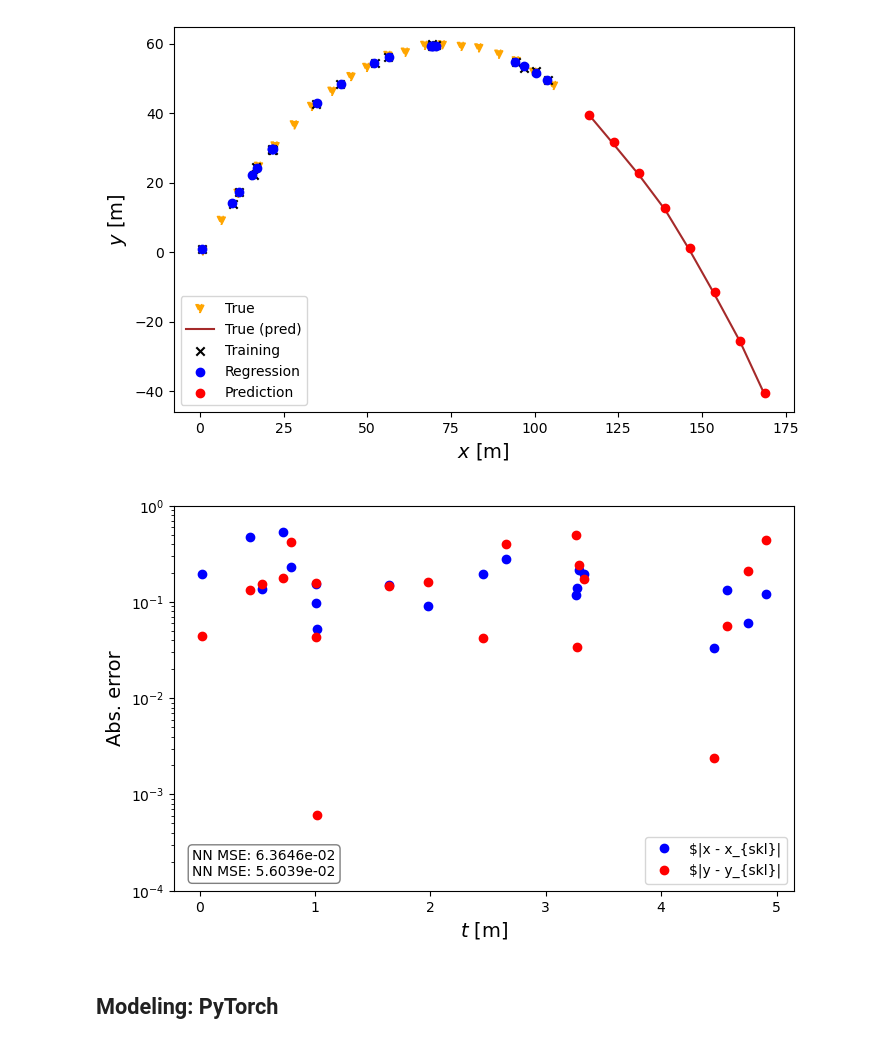
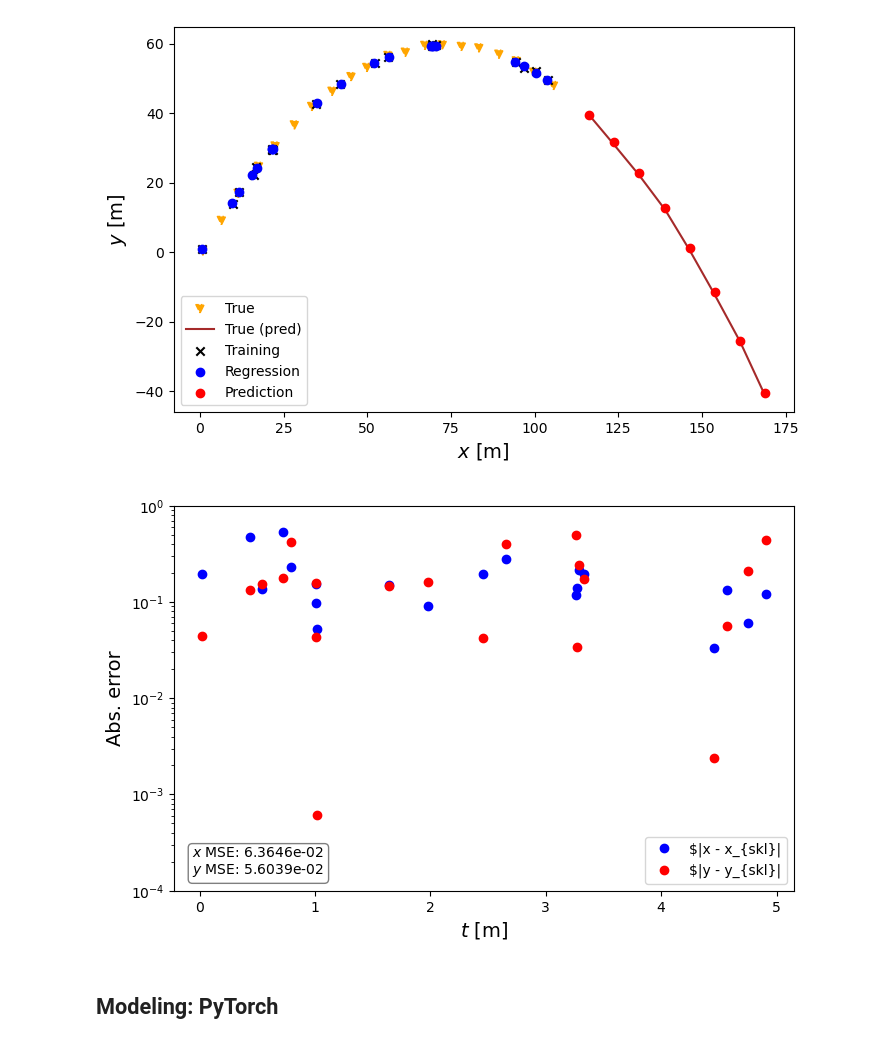
Before and after one commit to AJG91/linear-regression, a Jupyter notebook: notebooks/linear_regression-projectile_motion.ipynb, the cells around one changed output. Cells and saved outputs as stored; diff of their text form; code cells hidden in the pictures.

Commit message:
Fixed plot labels

```diff
--- a/notebooks/linear_regression-projectile_motion.ipynb
+++ b/notebooks/linear_regression-projectile_motion.ipynb
@@ -140,26 +140,26 @@ fig.savefig(path + 'linear_reg_skl_y_vs_x.png', bbox_inches='tight', dpi=dpi)
 # %%
 fig = plt.figure(figsize=(8, 5))
 ax = plt.subplot()
 
 ax.semilogy(np.sort(tc.squeeze(t_rand)), abs(np.sort(tc.squeeze(x)) - np.sort(x_skl)),
              'o',  color='b', label='$|x - x_{skl}|')
 ax.semilogy(np.sort(tc.squeeze(t_rand)), abs(np.sort(tc.squeeze(y)) - np.sort(y_skl)),
              'o', color='r', label='$|y - y_{skl}|')
 
 props = dict(boxstyle='round', facecolor='white', alpha=0.5)
-ax.text(0.03, 0.03, f'NN MSE: {mean_squared_error(x, x_skl):.4e}\nNN MSE: {mean_squared_error(y, y_skl):.4e}',
+ax.text(0.03, 0.03, f'$x$ MSE: {mean_squared_error(x, x_skl):.4e}\n$y$ MSE: {mean_squared_error(y, y_skl):.4e}',
         transform=ax.transAxes, verticalalignment='bottom', bbox=props)
 
 ax.set_xlabel('$t$ [m]', fontsize=14)
 ax.set_ylabel('Abs. error', fontsize=14)
 ax.set_ylim(1e-4, 1)
 ax.legend(loc='lower right')
 plt.show();
 
 fig.set_constrained_layout_pads(w_pad=0.01, h_pad=0.01)
 fig.savefig(path + 'linear_reg_abs_err_skl.png', bbox_inches='tight', dpi=dpi)
 # %% [output]
-[figure, old version]
+[figure, new version]
 # %% [markdown]
 ## Modeling: PyTorch
 # %%
```
Also changed, not shown: parts of 1 cell of this notebook, 2 other files.
